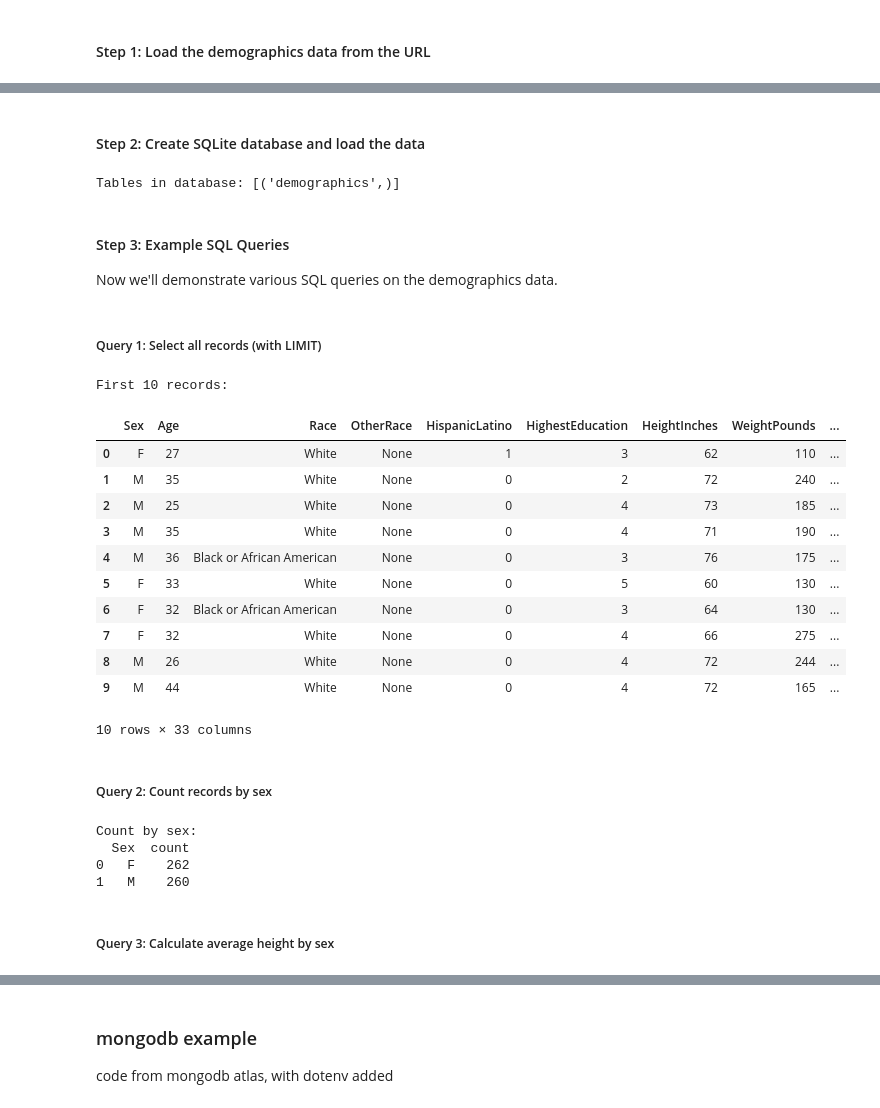
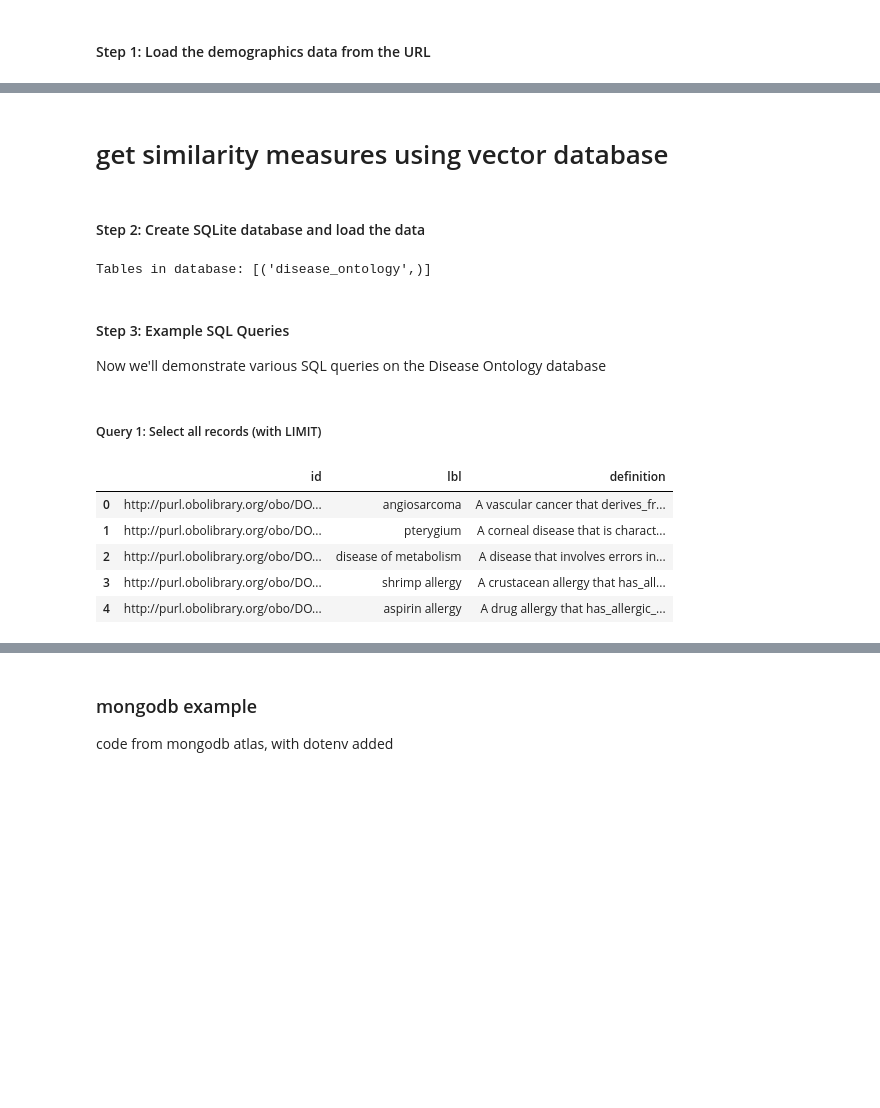
Before and after one commit to poldrack/BetterCodeBetterScience, a Jupyter notebook: src/BetterCodeBetterScience/database_examples.ipynb, the cells around one changed output, grey strips where cells are left out. Saved outputs shown, nothing was run; the diff lists cells and outputs as text; code cells hidden in the pictures; blank space fills up the shorter version.

```diff
--- a/src/BetterCodeBetterScience/database_examples.ipynb
+++ b/src/BetterCodeBetterScience/database_examples.ipynb
@@ -45,0 +131,14 @@ Dataset shape: (522, 33)
+# %%
+# Create an SQLite database
+database_name = "disease-ontology.db"
+conn = sqlite3.connect(database_name)
+# Load the DataFrame into the SQLite database
+DO_node_df.to_sql('disease_ontology_nodes', conn,
+                    if_exists='replace', index=False)
+
+# Verify the table was created
+cursor = conn.cursor()
+# show number of rows in the table
+cursor.execute("SELECT COUNT(*) FROM disease_ontology_nodes")
+row_count = cursor.fetchone()[0]
+print(f"Number of rows in disease_ontology_nodes table: {row_count}")
@@ -46,63 +333,25 @@ Dataset shape: (522, 33)
+# %% [markdown]
+# get similarity measures using vector database
 # %% [markdown]
 #### Step 2: Create SQLite database and load the data
 # %%
-
-# Create an SQLite database
-database_name = "demographics.db"
-conn = sqlite3.connect(database_name)
-# Load the DataFrame into the SQLite database
-demographics_df.to_sql('demographics', conn,
-                    if_exists='replace', index=False)
-
-# Verify the table was created
-cursor = conn.cursor()
-cursor.execute("SELECT name FROM sqlite_master WHERE type='table';")
-print("Tables in database:", cursor.fetchall())
 # %% [output]
-Tables in database: [('demographics',)]
+Tables in database: [('disease_ontology',)]
 # %% [markdown]
 #### Step 3: Example SQL Queries
 
-Now we'll demonstrate various SQL queries on the demographics data.
+Now we'll demonstrate various SQL queries on the Disease Ontology database
 # %% [markdown]
 ##### Query 1: Select all records (with LIMIT)
 # %%
-query = "SELECT * FROM demographics LIMIT 10"
+query = "SELECT * FROM disease_ontology"
 with sqlite3.connect(database_name) as conn:
     result_df = pd.read_sql_query(query, conn)
-print("First 10 records:")
-result_df
+result_df.head()
 # %% [output]
-First 10 records:
-|  | Sex | Age | Race | OtherRace | HispanicLatino | HighestEducation | HeightInches | WeightPounds | ... |
-| 0 | F | 27 | White | None | 1 | 3 | 62 | 110 | ... |
-| 1 | M | 35 | White | None | 0 | 2 | 72 | 240 | ... |
-| 2 | M | 25 | White | None | 0 | 4 | 73 | 185 | ... |
-| 3 | M | 35 | White | None | 0 | 4 | 71 | 190 | ... |
-| 4 | M | 36 | Black or African American | None | 0 | 3 | 76 | 175 | ... |
-| 5 | F | 33 | White | None | 0 | 5 | 60 | 130 | ... |
-| 6 | F | 32 | Black or African American | None | 0 | 3 | 64 | 130 | ... |
-| 7 | F | 32 | White | None | 0 | 4 | 66 | 275 | ... |
-| 8 | M | 26 | White | None | 0 | 4 | 72 | 244 | ... |
-| 9 | M | 44 | White | None | 0 | 4 | 72 | 165 | ... |
+|  | id | lbl | definition |
+| 0 | http://purl.obolibrary.org/obo/DO... | angiosarcoma | A vascular cancer that derives_fr... |
+| 1 | http://purl.obolibrary.org/obo/DO... | pterygium | A corneal disease that is charact... |
+| 2 | http://purl.obolibrary.org/obo/DO... | disease of metabolism | A disease that involves errors in... |
+| 3 | http://purl.obolibrary.org/obo/DO... | shrimp allergy | A crustacean allergy that has_all... |
+| 4 | http://purl.obolibrary.org/obo/DO... | aspirin allergy | A drug allergy that has_allergic_... |
-10 rows × 33 columns
-# %% [markdown]
-##### Query 2: Count records by sex
-# %%
-query = """
-SELECT Sex, COUNT(*) as count
-FROM demographics
-GROUP BY Sex
-ORDER BY count DESC
-"""
-with sqlite3.connect(database_name) as conn:
-    result_df = pd.read_sql_query(query, conn)
-print("Count by sex:")
-print(result_df)
-# %% [output]
-Count by sex:
-  Sex  count
-0   F    262
-1   M    260
-# %% [markdown]
-##### Query 3: Calculate average height by sex
```
Also changed, not shown: parts of 43 cells of this notebook.
